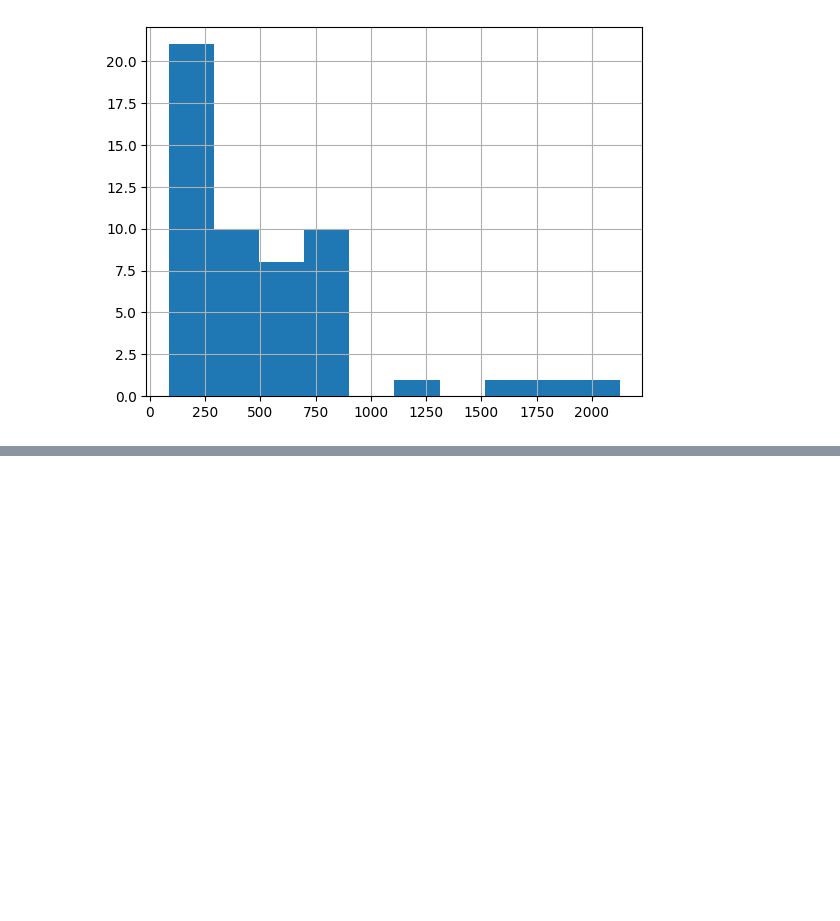
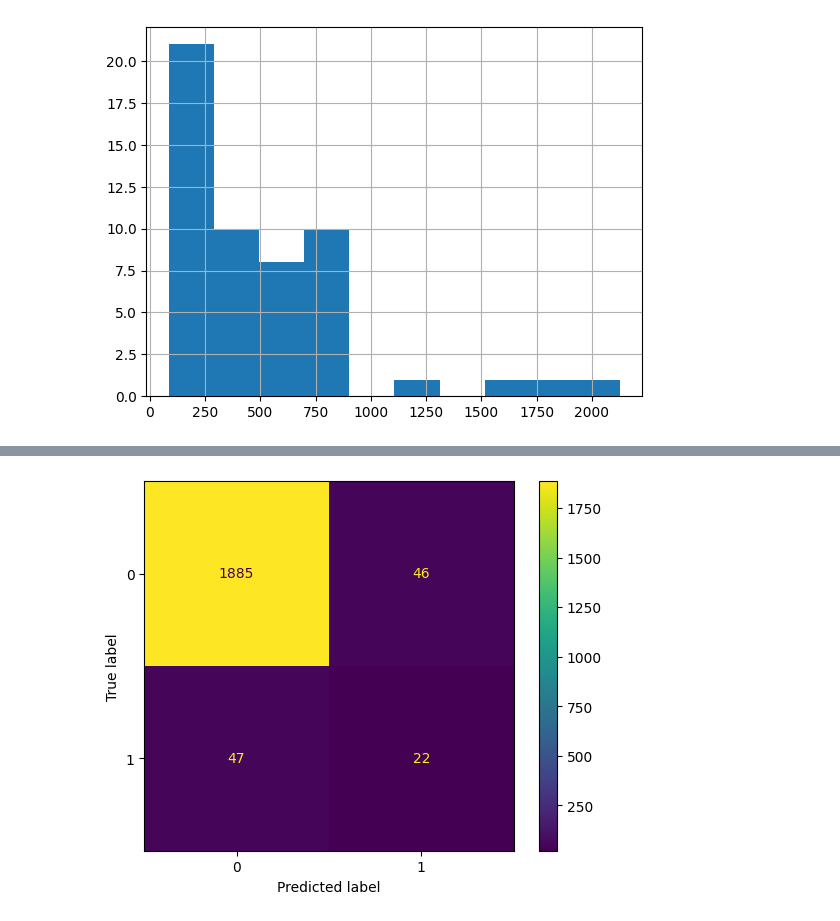
Before and after one commit to VineelaNedunuri/Machine-learning, a Jupyter notebook: code-alongs/L9-Decision_tree.ipynb, the cells around one changed output, grey strips where cells are left out. Saved outputs shown, nothing was run; the diff lists cells and outputs as text; code cells hidden in the pictures; blank space fills up the shorter version.

Commit message:
Decision tree

```diff
--- a/code-alongs/L9-Decision_tree.ipynb
+++ b/code-alongs/L9-Decision_tree.ipynb
@@ -104,0 +139,3 @@ y_test.hist()
+# %%
+df = pd.read_csv('../Data/Default.csv')
+df.head()
@@ -104,0 +149,3 @@ y_test.hist()
+# %%
+df= pd.get_dummies(df, drop_first=True) # Decision tree in sklearn canot handle  categorial variables directly, must dummy encode
+df.head()
@@ -104,0 +159,4 @@ y_test.hist()
+# %%
+X,y = df.drop('default_Yes', axis=1), df['default_Yes']
+X_train, X_test, y_train, y_test = train_test_split(X, y, test_size=0.2, random_state=42)
+X_train.shape, X_test.shape,y_train.shape, y_test.shape
@@ -104,0 +165,9 @@ y_test.hist()
+# %%
+from sklearn.tree import DecisionTreeClassifier
+from sklearn.metrics import classification_report, confusion_matrix, ConfusionMatrixDisplay
+
+clf = DecisionTreeClassifier()
+clf.fit(X_train, y_train)
+y_pred = clf.predict(X_test)
+
+print(classification_report(y_test, y_pred))
@@ -104,0 +183,5 @@ y_test.hist()
+# %%
+cm = confusion_matrix(y_test, y_pred)
+ConfusionMatrixDisplay(cm).plot();
+# %% [output]
+[figure, added]
```
Also changed, not shown: parts of 10 cells of this notebook.
